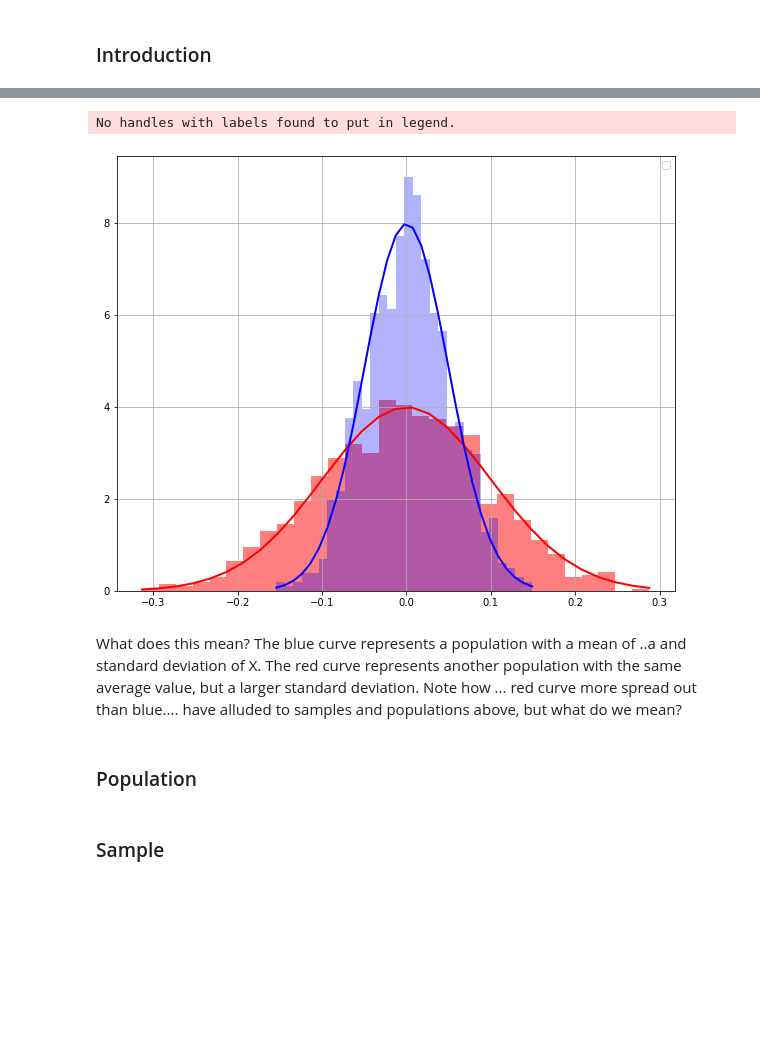
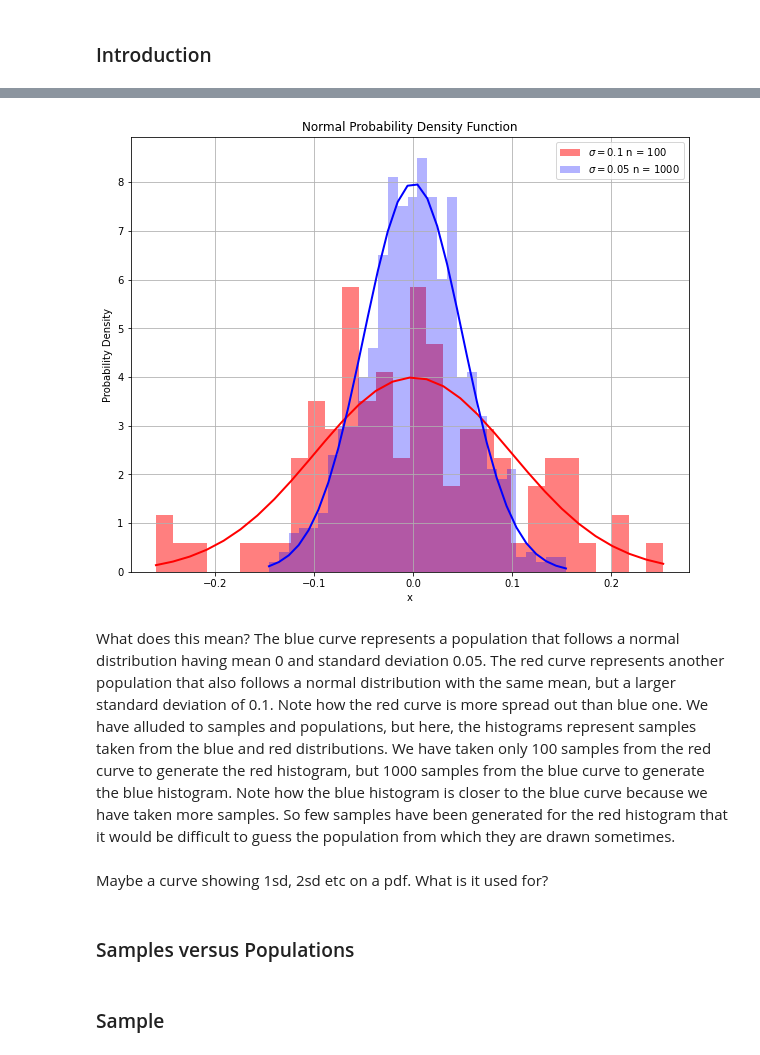
Before and after one commit to elizabethdaly/tasks-machine-learning, a Jupyter notebook: tasks-machine-learning.ipynb, the cells around one changed output, grey strips where cells are left out. Cells and saved outputs as stored; diff of their text form; code cells hidden in the pictures; blank space fills up the shorter version.

Commit message:
Explain sd more, plots with different sd, little bit of sample vs pop

```diff
--- a/tasks-machine-learning.ipynb
+++ b/tasks-machine-learning.ipynb
@@ -337,38 +338,43 @@ Best to illustrate this with a plot. We have already imported NumPy and Matplotl
 # %%
-# Taken directly from:
+# Taken & adapted from:
 # https://numpy.org/doc/stable/reference/random/generated/numpy.random.normal.html
 
 #  Set mean and standard deviation values
 mu, sigma1, sigma2 = 0, 0.1, 0.05
 
 # Draw a sample form a normal distribution with sd = sigma1
-s = np.random.normal(mu, sigma1, 1000)
+s = np.random.normal(mu, sigma1, 100)
 
 # Plot a histogram of this sample
-count, bins, ignored = plt.hist(s, 30, density=True, color='r', alpha=0.5)
+count, bins, ignored = plt.hist(s, 30, density=True, color='r', alpha=0.5, label='$\sigma = 0.1$ n = 100')
 
 # Now plot the probability density function for a normal distribution sd = sigma1
 # This is a population, from which samples can be drawn
 plt.plot(bins, 1/(sigma1 * np.sqrt(2 * np.pi)) * np.exp( - (bins - mu)**2 / (2 * sigma1**2) ), linewidth=2, color='r')
 
 # Draw a sample form a normal distribution with sd = sigma2
 s2 = np.random.normal(mu, sigma2, 1000)
 
 # Plot a histogram of this sample
-count, bins, ignored = plt.hist(s2, 30, density=True, color='b', alpha=0.3)
+count, bins, ignored = plt.hist(s2, 30, density=True, color='b', alpha=0.3, label='$\sigma = 0.05$ n = 1000')
 
 # Now plot the probability density function for a normal distribution with different sd = sigma2
 plt.plot(bins, 1/(sigma2 * np.sqrt(2 * np.pi)) * np.exp( - (bins - mu)**2 / (2 * sigma2**2) ), linewidth=2, color='b')
+plt.xlabel('x')
+plt.ylabel('Probability Density')
+plt.title('Normal Probability Density Function')
 plt.grid()
 plt.legend()
 plt.show()
 # %% [output]
-No handles with labels found to put in legend.
-[figure, old version]
+[figure, new version]
-# %% [markdown]
-What does this mean? The blue curve represents a population with a mean of ..a and standard deviation of X. The red curve represents another population with the same average value, but a larger standard deviation. Note how ... red curve more spread out than blue.... have alluded to samples and populations above, but what do we mean?
-# %% [markdown]
-### Population
+# %% [markdown]
+What does this mean? The blue curve represents a population that follows a normal distribution having mean 0 and standard deviation 0.05. The red curve represents another population that also follows a normal distribution with the same mean, but a larger standard deviation of 0.1. Note how the red curve is more spread out than blue one. We have alluded to samples and populations, but here, the histograms represent samples taken from the blue and red distributions. We have taken only 100 samples from the red curve to generate the red histogram, but 1000 samples from the blue curve to generate the blue histogram. Note how the blue histogram is closer to the blue curve because we have taken more samples. So few samples have been generated for the red histogram that it would be difficult to guess the population from which they are drawn sometimes.
+# %% [markdown]
+Maybe a curve showing 1sd, 2sd etc on a pdf.
+What is it used for?
+# %% [markdown]
+### Samples versus Populations
 # %% [markdown]
 ### Sample
 # %% [markdown]
```
Also changed, not shown: parts of 4 cells of this notebook, 1 other file.
